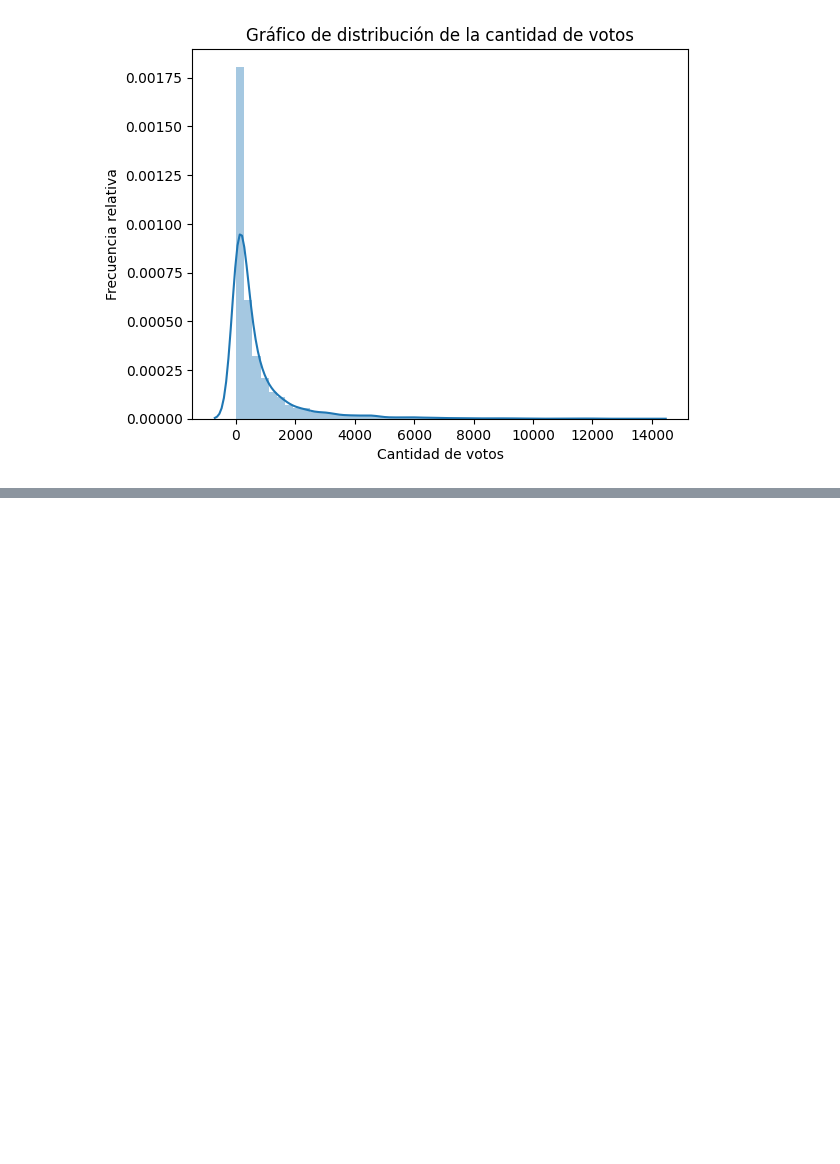
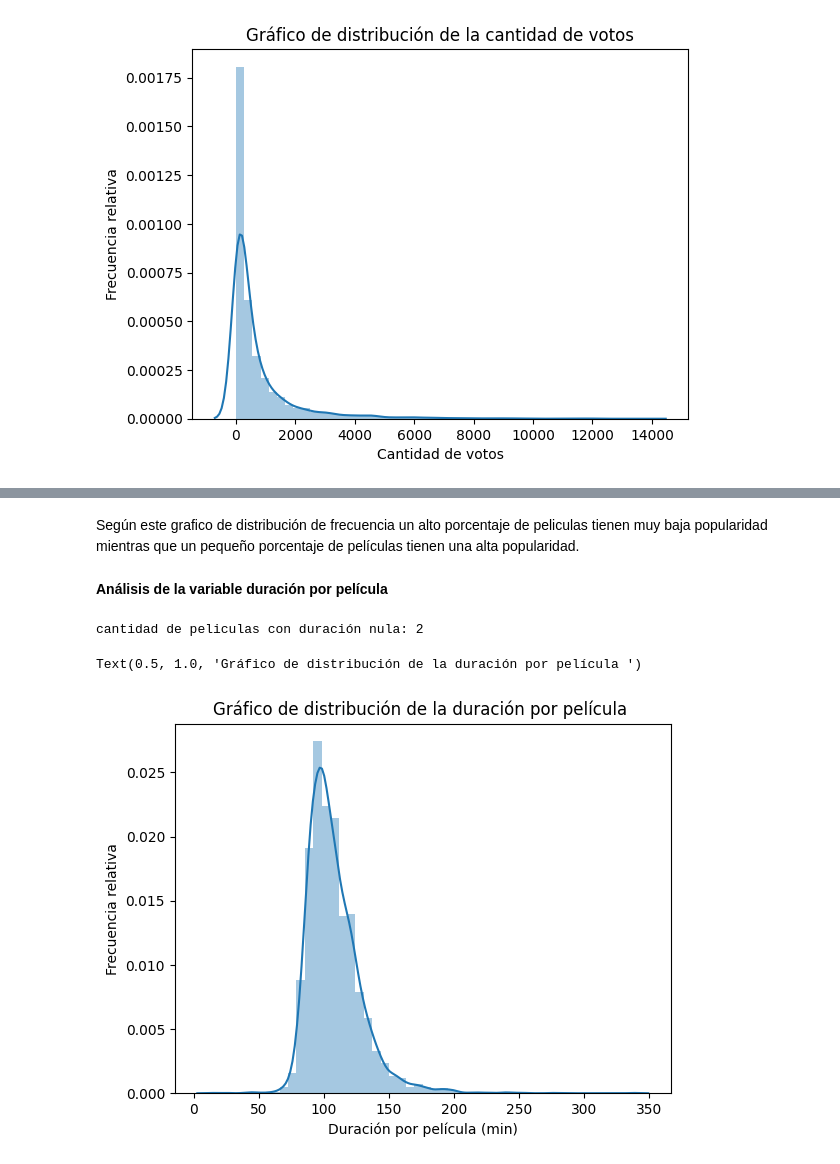
Before and after one commit to JuanPerezMolina/tests_estadisticos_python, a Jupyter notebook: 231028-1_1tests_estadisticos_python.ipynb, the cells around one changed output, grey strips where cells are left out. Drawn from its saved outputs; the diff is of its cells as text; code cells hidden in the pictures; blank space fills up the shorter version.

```diff
--- a/231028_1_1tests_estadisticos_python.ipynb
+++ b/231028-1_1tests_estadisticos_python.ipynb
@@ -283,0 +350,20 @@ Text(0.5, 1.0, 'Gráfico de distribución de la cantidad de votos')
+# %% [markdown]
+Según este grafico de distribución de frecuencia un alto porcentaje de peliculas tienen muy baja popularidad mientras que un pequeño porcentaje de películas tienen una alta popularidad.
+# %% [markdown]
+**Análisis de la variable duración por película**
+# %%
+# error de lectura al crear el histograma, algunos datos de la variable runtime eran nulos (diferentes de 0).
+# Solución: Consultar la cantidad de datos nulos y filtrarlos para poder generar el histograma de la variable.
+duracion_nulos=tmdb_df.runtime.isnull().sum()
+print("cantidad de peliculas con duración nula:", duracion_nulos)
+# %% [output]
+cantidad de peliculas con duración nula: 2
+# %%
+# En una primera corrida del gráfico se nota tambien valores de duracion iguales a cero lo cual es un valor atípico
+# Solución:  Filtramos estos valores atípicos con .query("runtime>0")
+ax = sns.distplot(tmdb_df.query("runtime>0").runtime.dropna())
+ax.set(xlabel = "Duración por película (min)", ylabel = "Frecuencia relativa")
+ax.set_title("Gráfico de distribución de la duración por película ")
+# %% [output]
+Text(0.5, 1.0, 'Gráfico de distribución de la duración por película ')
+[figure, added]
```
Also changed, not shown: parts of 33 cells of this notebook.
